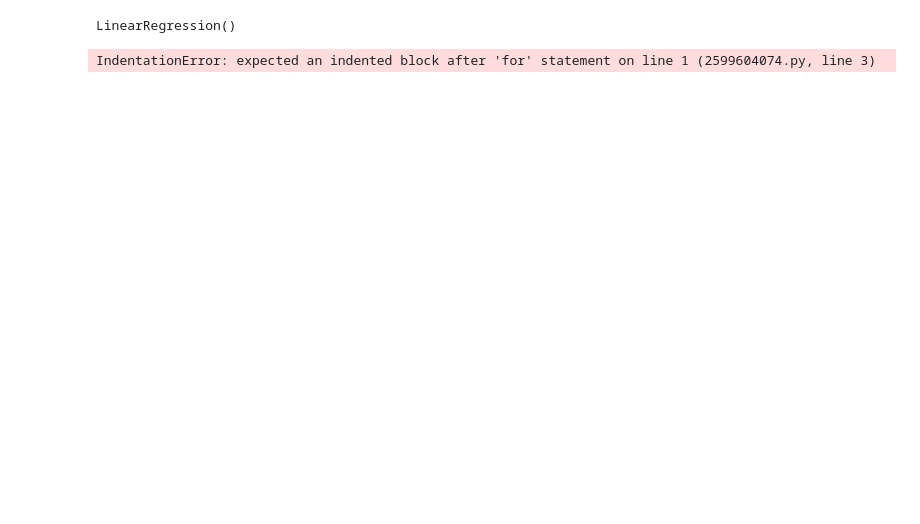
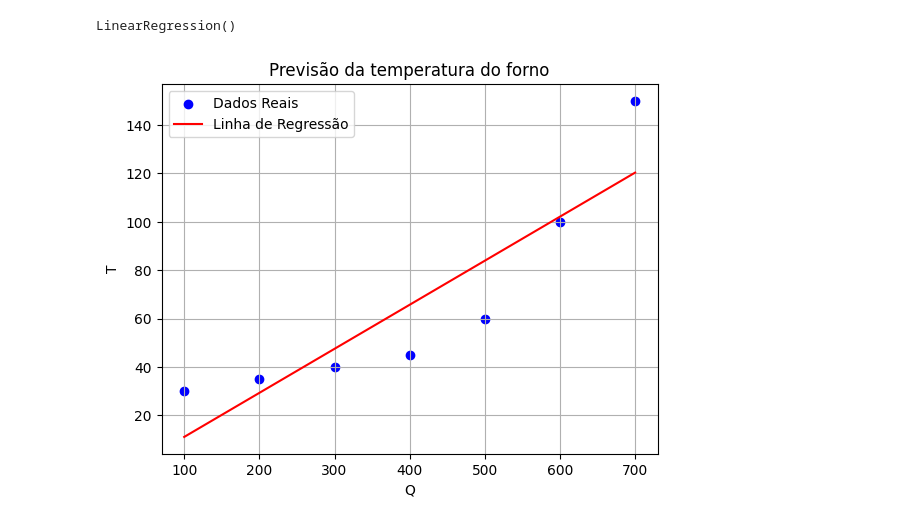
Before and after one commit to Isadorq/IABD---Exemplo-aula-2, a Jupyter notebook: aula05/Exercícios/ex2.ipynb, the cells around one changed output. Drawn from its saved outputs; the diff is of its cells as text; code cells hidden in the pictures; blank space fills up the shorter version.

```diff
--- a/aula05/Exercícios/ex2.ipynb
+++ b/aula05/Exercícios/ex2.ipynb
@@ -9,16 +9,17 @@ modelo = LinearRegression()
 modelo.fit(Q, T)
 # %% [output]
 LinearRegression()
+# %%
+T_pred = modelo.predict(Q)
 # %%
-for i in range(len(Q_T)):
-   # print(f"Vazão: {Q_T[i][0]} m3/min - Nível previsto: {nivel_previsto[i]} metros")
-plt.scatter(Q, T, color='blue', label='Dados de Treinamento')
-plt.plot(Q_teste,T_previsto, color  = 'red',label='Dados de teste')
-plt.xlabel('Vazão de Água (m3/min)')
-plt.ylabel('Nível do Tanque (metros)')
-plt.title('Relação entre Vazão de Água e Nível do Tanque')
+plt.scatter(Q, T, color='blue', label='Dados Reais')
+plt.plot(Q, T_pred, color='red', label='Linha de Regressão')
+
+plt.xlabel('Q')
+plt.ylabel('T')
+plt.title('Previsão da temperatura do forno')
 plt.legend()
 plt.grid(True)
 plt.show()
 # %% [output]
-IndentationError: expected an indented block after 'for' statement on line 1 (2599604074.py, line 3)
+[figure, added]
```
Also changed, not shown: 5 other files.
